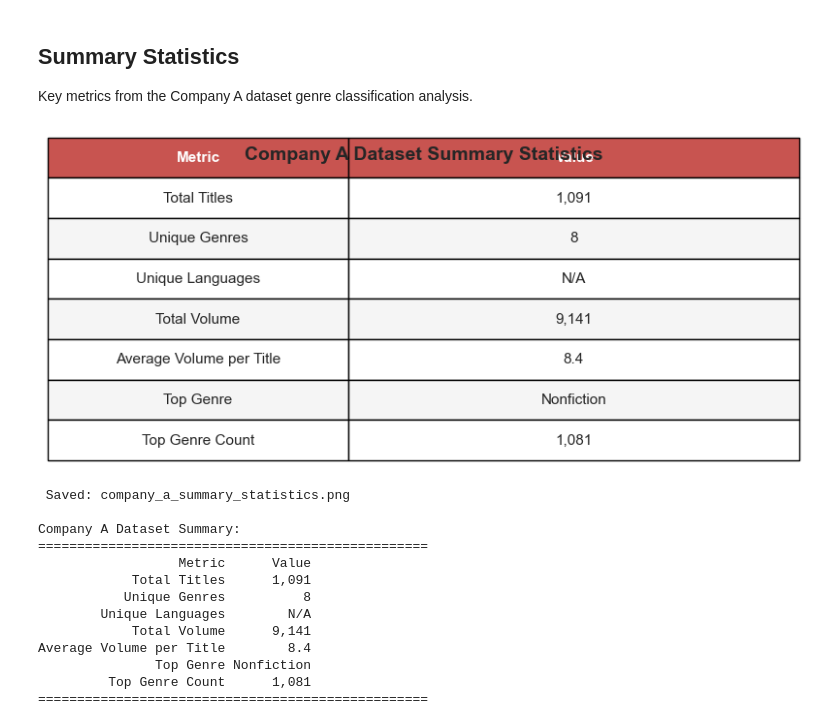
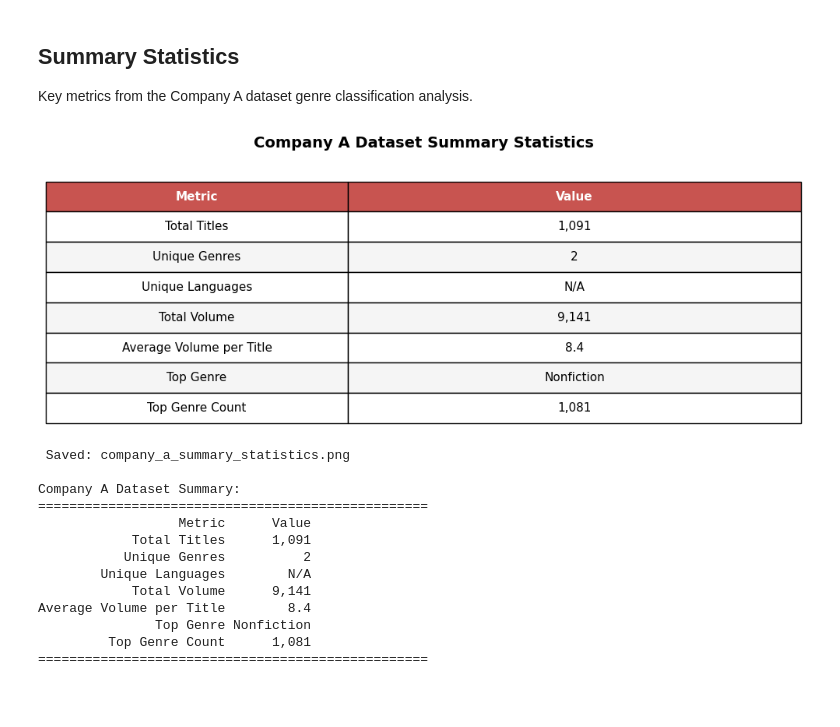
Before and after one commit to manoukyanmari/book-recommendation-system, a Jupyter notebook: book-genre-ai/company_a/company_a_visualization.ipynb, the cells around one changed output. Drawn from its saved outputs; the diff is of its cells as text; code cells hidden in the pictures; blank space fills up the shorter version.

```diff
--- a/book-genre-ai/company_a/company_a_visualization.ipynb
+++ b/book-genre-ai/company_a/company_a_visualization.ipynb
@@ -6,16 +6,21 @@ Comprehensive analysis and visualization of the Company A library collection, in
 ## Import Libraries
 # %%
 import time
-start_time = time.time()
 import json
 import os
 import re
 import sys
 import pandas as pd
+import numpy as np
+import matplotlib.pyplot as plt
+import seaborn as sns
 from collections import Counter
 from googletrans import Translator
 from sklearn.feature_extraction.text import ENGLISH_STOP_WORDS
 import socket
+
+# === START TIMER ===
+start_time = time.time()
 
 # === PERSISTENT TRANSLATION CACHE WITH OPTIMIZATIONS ===
 socket.setdefaulttimeout(10)
@@ -28,25 +33,32 @@ armenian_stopwords = set()
 try:
     with open('armenian_stopwords.csv', 'r', encoding='utf-8') as f:
         armenian_stopwords = set(word.strip().lower() for word in f.readlines() if word.strip())
-    print(f" Loaded {len(armenian_stopwords)} Armenian stop words")
-except:
-    print("️ Could not load Armenian stop words file")
+    print(f"✓ Loaded {len(armenian_stopwords)} Armenian stop words")
+except FileNotFoundError:
+    print("⚠ Armenian stop words file not found")
+except Exception as e:
+    print(f"⚠ Error loading Armenian stop words: {e}")
 
 def remove_stop_words(text, stopwords):
     """Remove stop words from text"""
+    if not isinstance(text, str) or not text.strip():
+        return ""
     words = text.lower().split()
     filtered = [w for w in words if w not in stopwords]
     return ' '.join(filtered)
 
-# Load cache once
+# Load translation cache
 translation_cache = {}
 if os.path.exists(cache_file):
     try:
         with open(cache_file, 'r', encoding='utf-8') as f:
             translation_cache = json.load(f)
-            print(f" Loaded {len(translation_cache)} cached translations from disk")
+        print(f"✓ Loaded {len(translation_cache)} cached translations")
+    except json.JSONDecodeError:
+        print("⚠ Cache file corrupted, starting fresh")
+        translation_cache = {}
     except Exception as e:
-        print(f"️ Could not load cache: {e}")
+        print(f"⚠ Error loading cache: {e}")
 
 translator = Translator()
 
@@ -56,5 +68,7 @@ def save_translation_cache():
         with open(cache_file, 'w', encoding='utf-8') as f:
             json.dump(translation_cache, f, ensure_ascii=False, indent=2)
     except Exception as e:
-        print(f"️ Could not save cache: {e}")
+        print(f"⚠ Error saving cache: {e}")
+
+print("\n✓ All imports and utilities loaded successfully")
 # %% [output]
@@ -2908,46 +3121,47 @@ summary_stats = {
 
 summary_df = pd.DataFrame(summary_stats)
 
-fig, ax = plt.subplots(figsize=(10, 3))
+fig, ax = plt.subplots(figsize=(10, 4))
 ax.axis('tight')
 ax.axis('off')
 
 table = ax.table(cellText=summary_df.values, colLabels=summary_df.columns,
                 cellLoc='center', loc='center', colWidths=[0.4, 0.6])
 
 table.auto_set_font_size(False)
 table.set_fontsize(11)
 table.scale(1, 2.5)
 
 for i in range(len(summary_df.columns)):
     table[(0, i)].set_facecolor('#C85450')
     table[(0, i)].set_text_props(weight='bold', color='white')
 
 for i in range(1, len(summary_df) + 1):
     for j in range(len(summary_df.columns)):
         if i % 2 == 0:
             table[(i, j)].set_facecolor('#F5F5F5')
         else:
             table[(i, j)].set_facecolor('white')
 
-plt.title('Company A Dataset Summary Statistics', fontsize=14, weight='bold', pad=20)
-plt.savefig('graphs/company_a_summary_statistics.png', dpi=300)
+plt.title('Company A Dataset Summary Statistics', fontsize=14, weight='bold', pad=40)
+plt.tight_layout()
+plt.savefig('graphs/company_a_summary_statistics.png', dpi=300, bbox_inches='tight')
 plt.show()
 print(" Saved: company_a_summary_statistics.png\n")
 
 print("Company A Dataset Summary:")
 print("=" * 50)
 print(summary_df.to_string(index=False))
 print("=" * 50)
 # %% [output]
-[figure, old version]
+[figure, new version]
  Saved: company_a_summary_statistics.png
 
 Company A Dataset Summary:
 ==================================================
                   Metric      Value
             Total Titles      1,091
-           Unique Genres          8
+           Unique Genres          2
         Unique Languages        N/A
             Total Volume      9,141
 Average Volume per Title        8.4
```
Also changed, not shown: parts of 33 cells of this notebook, 32 other files.
